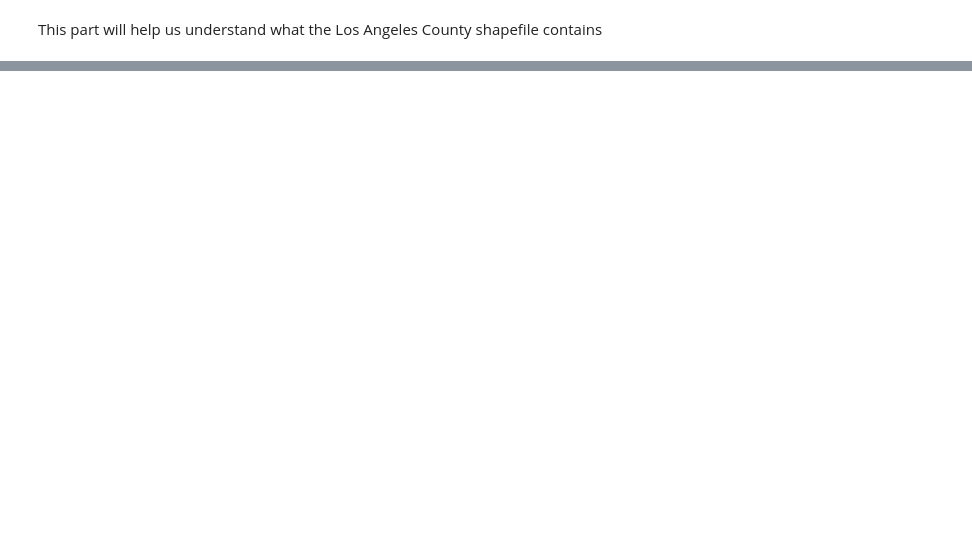
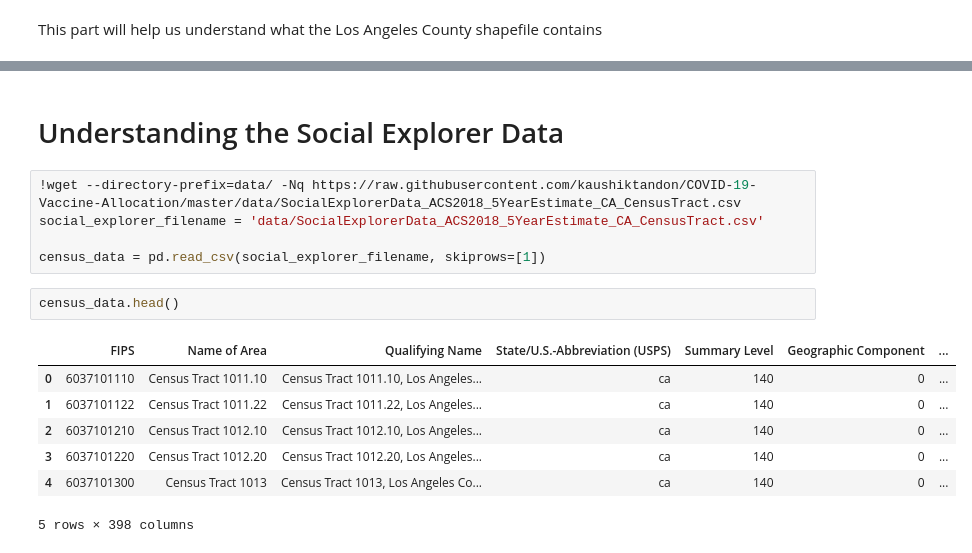
Before and after one commit to kaushiktandon/COVID-19-LA-Neighborhood-Case-Prediction, a Jupyter notebook: code/shapefile_WIP.ipynb, the cells around one changed output, grey strips where cells are left out. Cells and saved outputs as stored; diff of their text form; blank space fills up the shorter version.

```diff
--- a/code/shapefile_WIP.ipynb
+++ b/code/shapefile_WIP.ipynb
@@ -67,0 +66,17 @@ Index(['slug', 'set', 'kind', 'external_i', 'name', 'display_na', 'sqmi',
+# %% [markdown]
+# Understanding the Social Explorer Data
+# %%
+!wget --directory-prefix=data/ -Nq https://raw.githubusercontent.com/kaushiktandon/COVID-19-Vaccine-Allocation/master/data/SocialExplorerData_ACS2018_5YearEstimate_CA_CensusTract.csv
+social_explorer_filename = 'data/SocialExplorerData_ACS2018_5YearEstimate_CA_CensusTract.csv'
+
+census_data = pd.read_csv(social_explorer_filename, skiprows=[1])
+# %%
+census_data.head()
+# %% [output]
+|  | FIPS | Name of Area | Qualifying Name | State/U.S.-Abbreviation (USPS) | Summary Level | Geographic Component | ... |
+| 0 | 6037101110 | Census Tract 1011.10 | Census Tract 1011.10, Los Angeles... | ca | 140 | 0 | ... |
+| 1 | 6037101122 | Census Tract 1011.22 | Census Tract 1011.22, Los Angeles... | ca | 140 | 0 | ... |
+| 2 | 6037101210 | Census Tract 1012.10 | Census Tract 1012.10, Los Angeles... | ca | 140 | 0 | ... |
+| 3 | 6037101220 | Census Tract 1012.20 | Census Tract 1012.20, Los Angeles... | ca | 140 | 0 | ... |
+| 4 | 6037101300 | Census Tract 1013 | Census Tract 1013, Los Angeles Co... | ca | 140 | 0 | ... |
+5 rows × 398 columns
```
Also changed, not shown: parts of 7 cells of this notebook.
